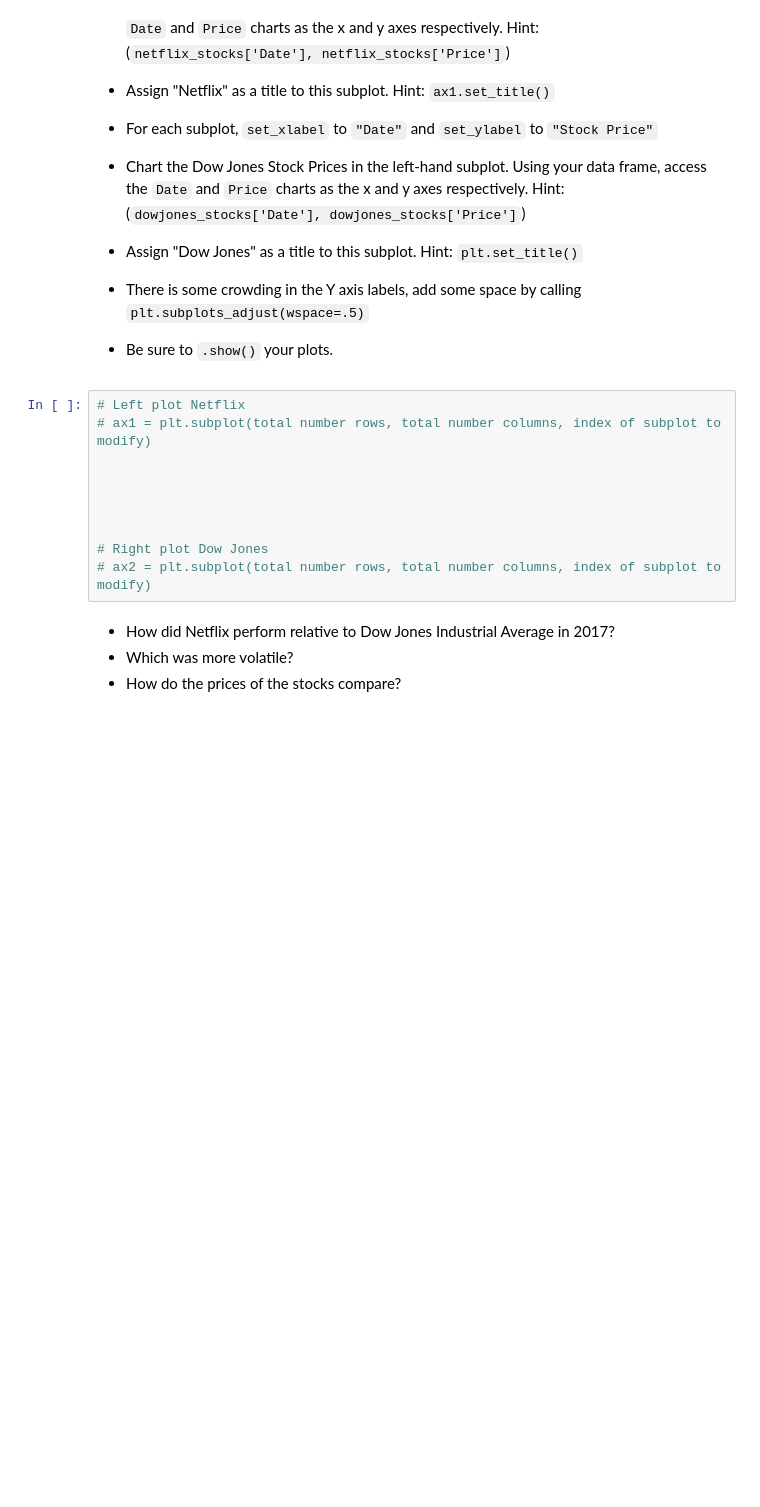
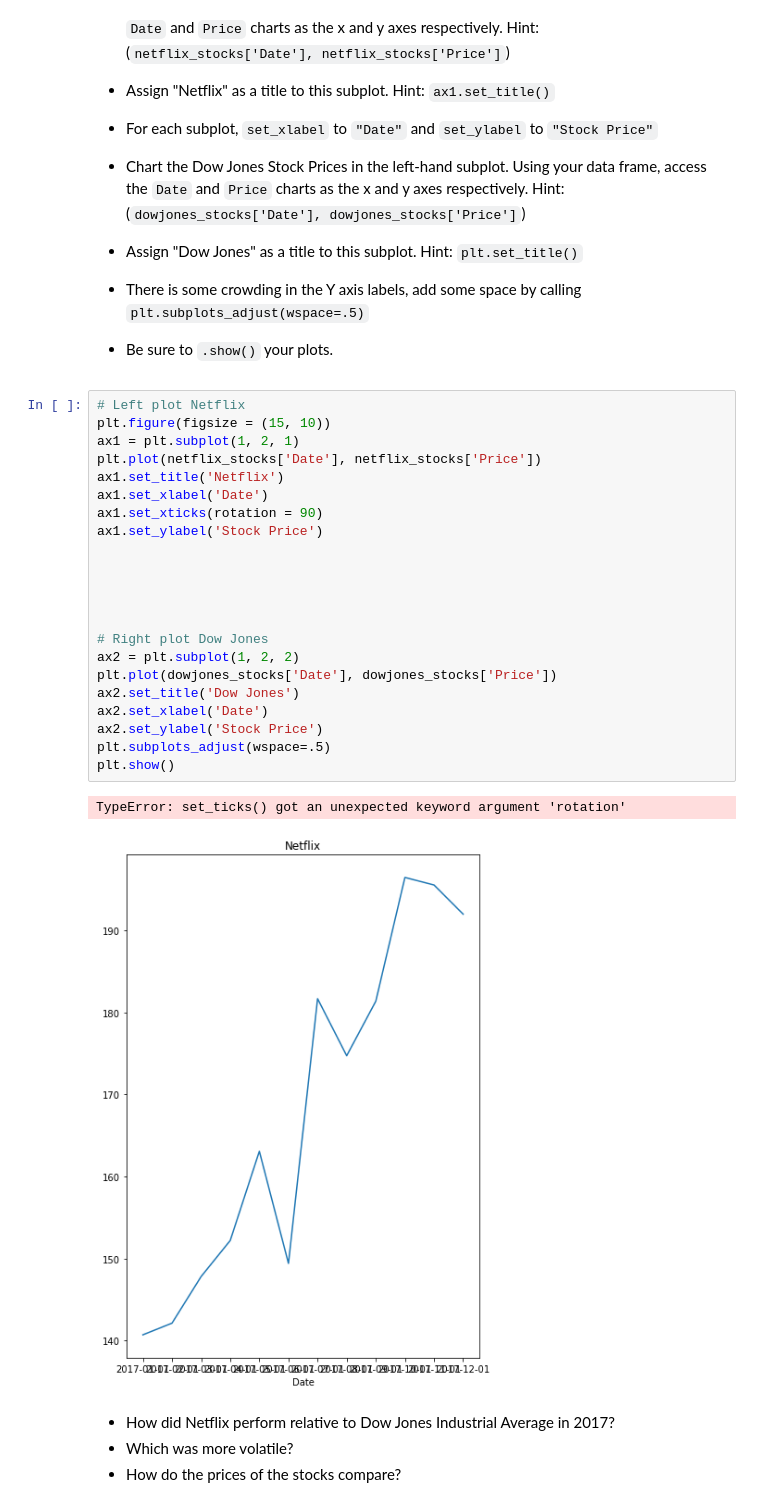
Before and after one commit to joeelorm/Projects, a Jupyter notebook: Data Visualization/netflix_visualizations.ipynb, the cells around one changed output. Cells and saved outputs as stored; diff of their text form; blank space fills up the shorter version.

```diff
--- a/Data Visualization/netflix_visualizations.ipynb
+++ b/Data Visualization/netflix_visualizations.ipynb
@@ -332,16 +342,31 @@ Since `Price` which is the most relevant data is in the Y axis, let's map our su
 - Assign "Dow Jones" as a title to this subplot. Hint: `plt.set_title()`
 - There is some crowding in the Y axis labels, add some space by calling `plt.subplots_adjust(wspace=.5)`
 - Be sure to `.show()` your plots.
-# %%
-# Left plot Netflix
-# ax1 = plt.subplot(total number rows, total number columns, index of subplot to modify)
-
-
-
-
-
-# Right plot Dow Jones
-# ax2 = plt.subplot(total number rows, total number columns, index of subplot to modify)
+# %%
+# Left plot Netflix
+plt.figure(figsize = (15, 10))
+ax1 = plt.subplot(1, 2, 1)
+plt.plot(netflix_stocks['Date'], netflix_stocks['Price'])
+ax1.set_title('Netflix')
+ax1.set_xlabel('Date')
+ax1.set_xticks(rotation = 90)
+ax1.set_ylabel('Stock Price')
+
+
+
+
+
+# Right plot Dow Jones
+ax2 = plt.subplot(1, 2, 2)
+plt.plot(dowjones_stocks['Date'], dowjones_stocks['Price'])
+ax2.set_title('Dow Jones')
+ax2.set_xlabel('Date')
+ax2.set_ylabel('Stock Price')
+plt.subplots_adjust(wspace=.5)
+plt.show()
+# %% [output]
+TypeError: set_ticks() got an unexpected keyword argument 'rotation'
+[figure, added]
 # %% [markdown]
 - How did Netflix perform relative to Dow Jones Industrial Average in 2017?
 - Which was more volatile?
```
Also changed, not shown: parts of 2 cells of this notebook.
